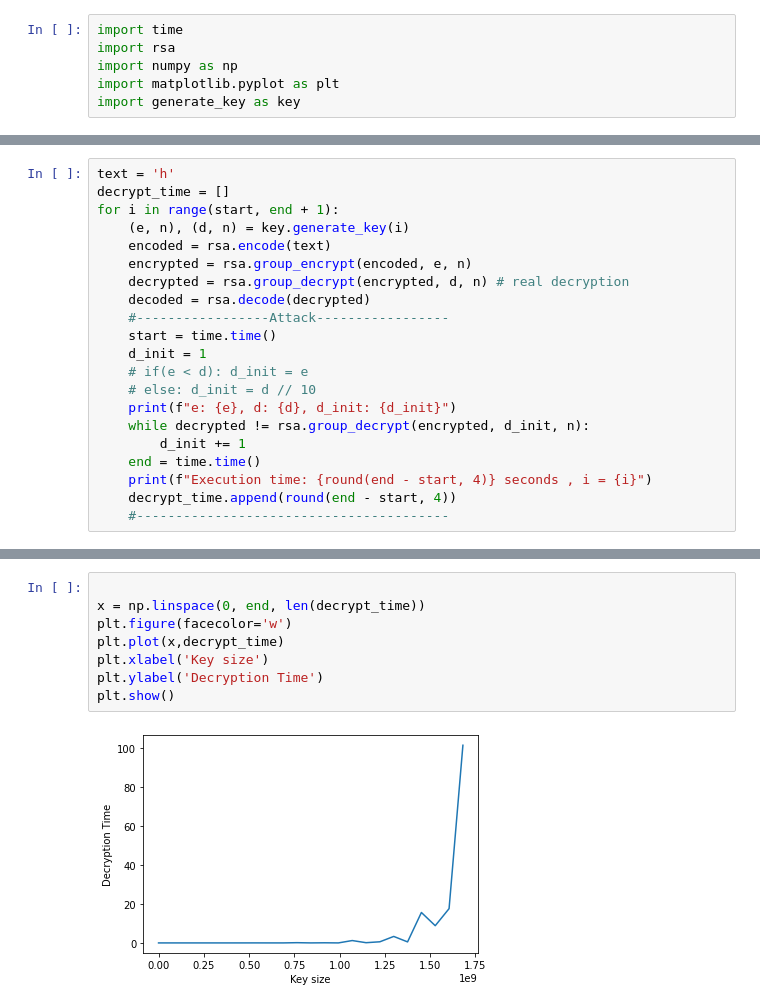
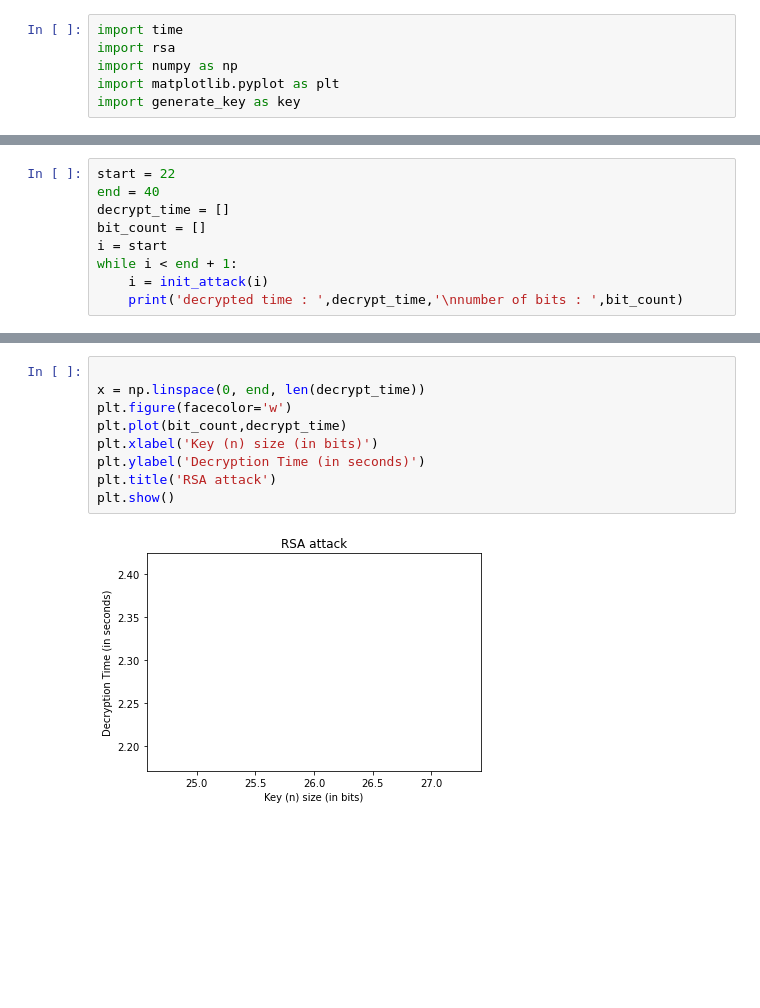
Before and after one commit to markyasser/RSA, a Jupyter notebook: attack.ipynb, the cells around one changed output, grey strips where cells are left out. Saved outputs shown, nothing was run; the diff lists cells and outputs as text; blank space fills up the shorter version.

```diff
--- a/attack.ipynb
+++ b/attack.ipynb
@@ -10,21 +6,0 @@ end = 31
-# %%
-text = 'h'
-decrypt_time = []
-for i in range(start, end + 1):
-    (e, n), (d, n) = key.generate_key(i)
-    encoded = rsa.encode(text)
-    encrypted = rsa.group_encrypt(encoded, e, n)
-    decrypted = rsa.group_decrypt(encrypted, d, n) # real decryption
-    decoded = rsa.decode(decrypted)
-    #-----------------Attack-----------------
-    start = time.time()
-    d_init = 1
-    # if(e < d): d_init = e
-    # else: d_init = d // 10
-    print(f"e: {e}, d: {d}, d_init: {d_init}")
-    while decrypted != rsa.group_decrypt(encrypted, d_init, n):
-        d_init += 1
-    end = time.time()
-    print(f"Execution time: {round(end - start, 4)} seconds , i = {i}")
-    decrypt_time.append(round(end - start, 4))
-    #----------------------------------------
@@ -49,0 +43,9 @@ KeyboardInterrupt:
+# %%
+start = 22
+end = 40
+decrypt_time = []
+bit_count = []
+i = start
+while i < end + 1:
+    i = init_attack(i)
+    print('decrypted time : ',decrypt_time,'\nnumber of bits : ',bit_count)
@@ -54,10 +85,11 @@ print(decrypt_time)
 # %%
 
 x = np.linspace(0, end, len(decrypt_time))
 plt.figure(facecolor='w')
-plt.plot(x,decrypt_time)
-plt.xlabel('Key size')
-plt.ylabel('Decryption Time')
+plt.plot(bit_count,decrypt_time)
+plt.xlabel('Key (n) size (in bits)')
+plt.ylabel('Decryption Time (in seconds)')
+plt.title('RSA attack')
 plt.show()
 # %% [output]
-[figure, old version]
+[figure, new version]
```
Also changed, not shown: parts of 6 cells of this notebook, 14 other files.
